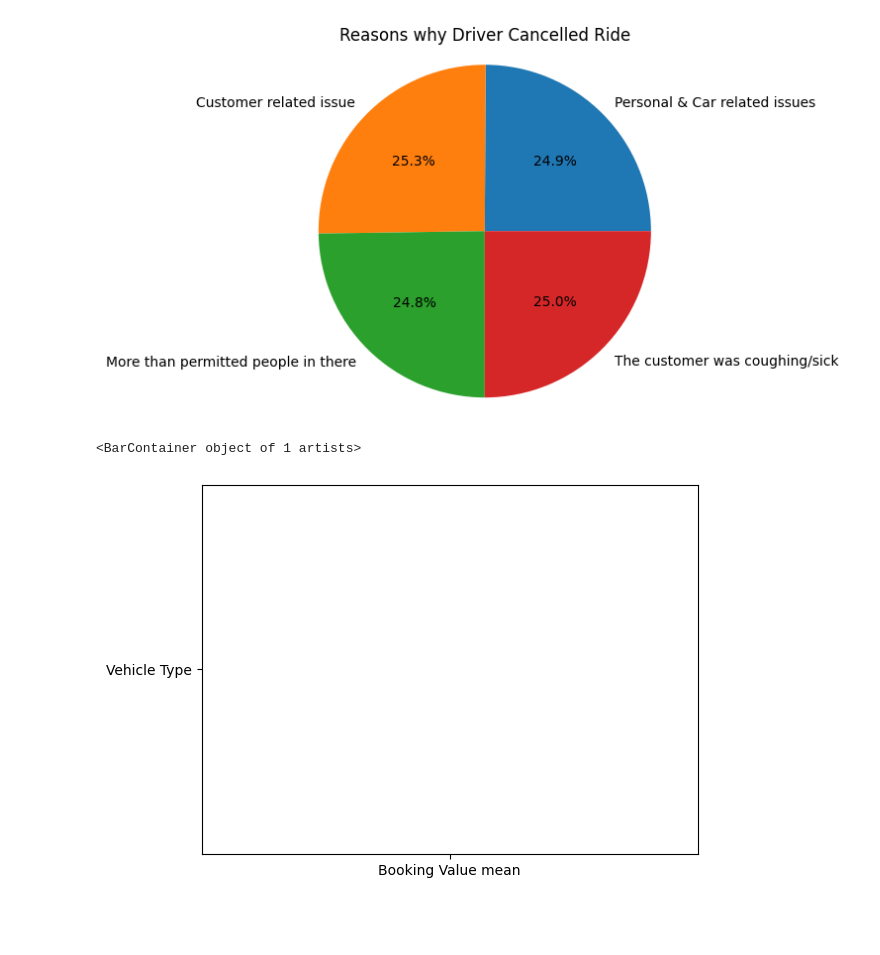
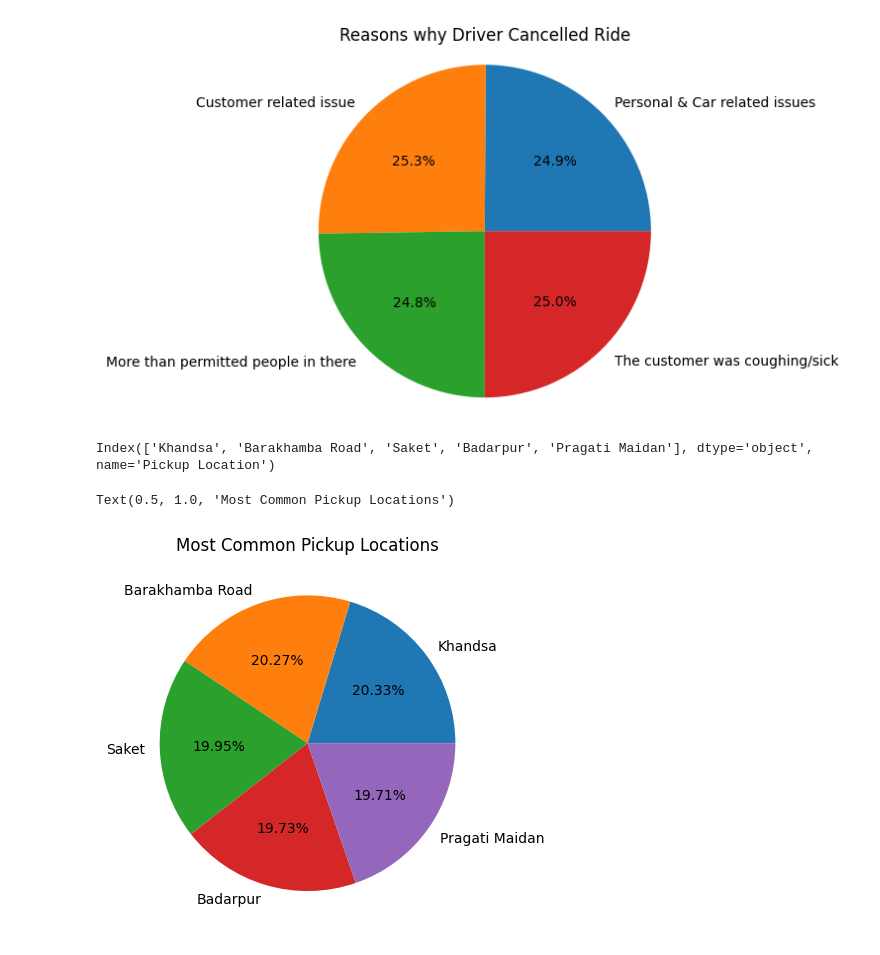
Before and after one commit to build-summer-2025/async-final-project-purple-ruion, a Jupyter notebook: final_project_example.ipynb, the cells around one changed output. Drawn from its saved outputs; the diff is of its cells as text; code cells hidden in the pictures; blank space fills up the shorter version.

```diff
--- a/final_project_example.ipynb
+++ b/final_project_example.ipynb
@@ -131,10 +131,20 @@ plt.title('Reasons why Driver Cancelled Ride')
 # %% [output]
 Text(0.5, 1.0, 'Reasons why Driver Cancelled Ride')
 [figure]
-# %%
-gb = uber_df.groupby('Vehicle Type')['Booking Value'].mean()
-gb
-plt.barh('Vehicle Type', 'Booking Value mean')
-# %% [output]
-<BarContainer object of 1 artists>
-[figure, removed]
+# %%
+#q8
+top5 = uber_df['Pickup Location'].value_counts().nlargest(5).index
+top5_count = uber_df['Pickup Location'].value_counts().nlargest(5)
+print(top5)
+
+#sns.countplot(x='Pickup Location', data=uber_df, order=top5)
+#plt.xticks(rotation=45, ha='right')
+#plt.tight_layout()
+
+
+plt.pie(top5_count, labels=top5, autopct='%.2f%%')
+plt.title('Most Common Pickup Locations')
+# %% [output]
+Index(['Khandsa', 'Barakhamba Road', 'Saket', 'Badarpur', 'Pragati Maidan'], dtype='object', name='Pickup Location')
+Text(0.5, 1.0, 'Most Common Pickup Locations')
+[figure, added]
```
Also changed, not shown: parts of 3 cells of this notebook, 4 other files.
